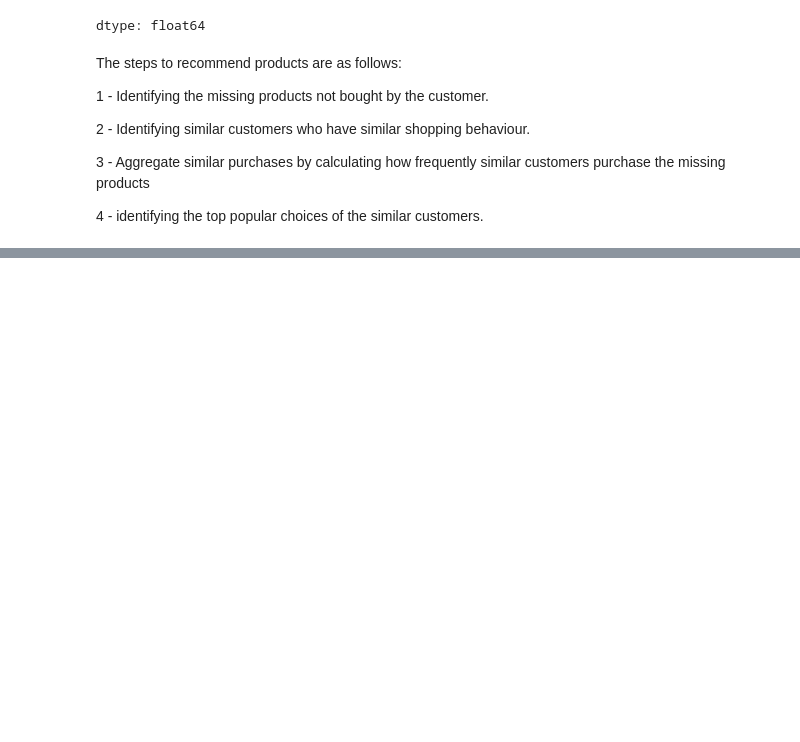
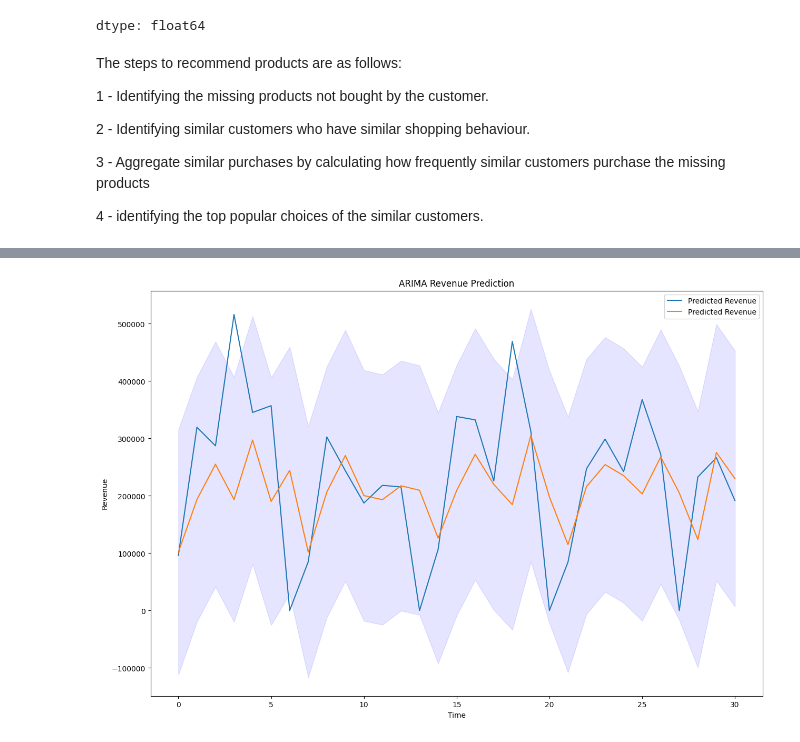
Before and after one commit to alireza-montazeri/SIT742-Assignment-2, a Jupyter notebook: SIT742Task2.ipynb, the cells around one changed output, grey strips where cells are left out. Drawn from its saved outputs; the diff is of its cells as text; code cells hidden in the pictures; blank space fills up the shorter version.

```diff
--- a/SIT742Task2.ipynb
+++ b/SIT742Task2.ipynb
@@ -804,0 +940,37 @@ The steps to recommend products are as follows:
+# %%
+from matplotlib import pyplot
+
+# Create lists to store train data and predicted values
+history = [x for x in train_data]
+predictions = list()
+confidence_interval = []
+
+# Walk-forward validation on test data
+for t in range(len(test_data)):
+    # Fit ARIMA model with best (p, d, q) settings
+    model = ARIMA(history, order=best_model)
+    model_fit = model.fit()
+    # Forecast the next value
+    output = model_fit.get_forecast()
+    forecast = output.predicted_mean
+    predictions.append(forecast)
+    # Get the true observed value and append it to the history
+    observe = test_data.iloc[t]
+    history.append(observe)
+    #
+    ci = output.conf_int(0.05)
+    confidence_interval.append(ci[0])
+
+# plot forecasts against actual outcomes and also the confidence int at 95%
+pyplot.plot([t for t in test_data], label='Predicted Revenue')
+pyplot.plot(predictions, label='Predicted Revenue')
+pyplot.fill_between(list(range(len(test_data))),
+                 np.array(confidence_interval)[:,0], np.array(confidence_interval)[:,1],
+                alpha=0.1, color='b')
+pyplot.title('ARIMA Revenue Prediction')
+pyplot.xlabel('Time')
+pyplot.ylabel('Revenue')
+plt.legend()
+pyplot.show()
+# %% [output]
+[figure, added]
```
Also changed, not shown: parts of 23 cells of this notebook.
